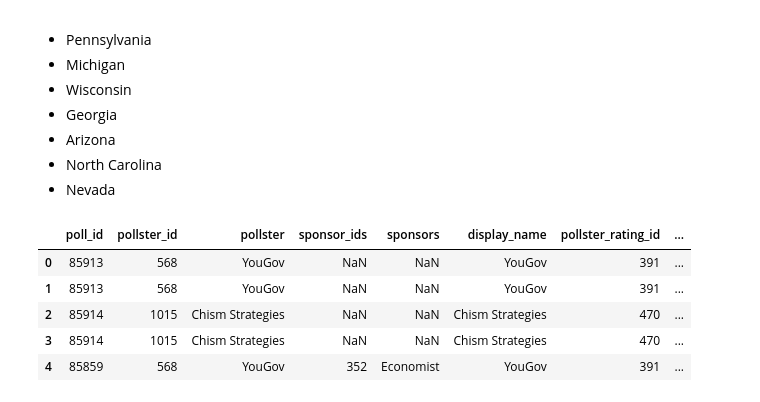
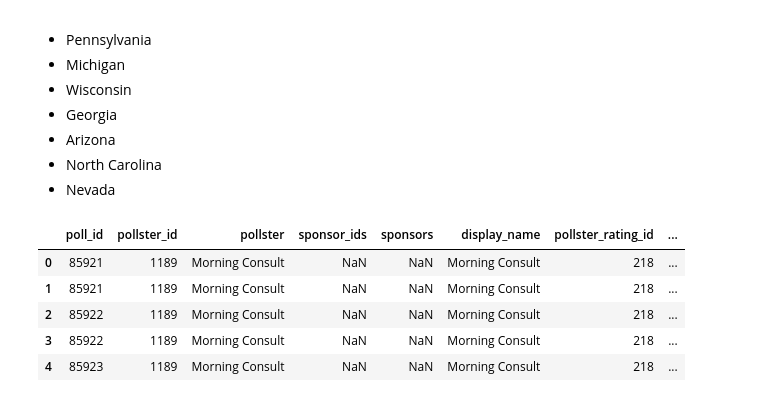
Before and after one commit to robertfeldstein/Election2024, a Jupyter notebook: battle_grounds.ipynb, the cells around one changed output. Saved outputs shown, nothing was run; the diff lists cells and outputs as text; code cells hidden in the pictures.

```diff
--- a/battle_grounds.ipynb
+++ b/battle_grounds.ipynb
@@ -16,16 +18,16 @@ import plotly.express as px
 # %%
 # Load the most recent 538 Data
 
-df = pd.read_csv("Datasets/president_polls.csv")
+df = pd.read_csv("https://projects.fivethirtyeight.com/polls/data/president_polls.csv")
 pd.set_option("display.max_columns", None)
 df.head()
 # %% [output]
 |  | poll_id | pollster_id | pollster | sponsor_ids | sponsors | display_name | pollster_rating_id | ... |
-| 0 | 85913 | 568 | YouGov | NaN | NaN | YouGov | 391 | ... |
-| 1 | 85913 | 568 | YouGov | NaN | NaN | YouGov | 391 | ... |
-| 2 | 85914 | 1015 | Chism Strategies | NaN | NaN | Chism Strategies | 470 | ... |
-| 3 | 85914 | 1015 | Chism Strategies | NaN | NaN | Chism Strategies | 470 | ... |
-| 4 | 85859 | 568 | YouGov | 352 | Economist | YouGov | 391 | ... |
+| 0 | 85921 | 1189 | Morning Consult | NaN | NaN | Morning Consult | 218 | ... |
+| 1 | 85921 | 1189 | Morning Consult | NaN | NaN | Morning Consult | 218 | ... |
+| 2 | 85922 | 1189 | Morning Consult | NaN | NaN | Morning Consult | 218 | ... |
+| 3 | 85922 | 1189 | Morning Consult | NaN | NaN | Morning Consult | 218 | ... |
+| 4 | 85923 | 1189 | Morning Consult | NaN | NaN | Morning Consult | 218 | ... |
 # %%
 #Define a function to grab the data by state
 
```
Also changed, not shown: parts of 10 cells of this notebook, 1 other file.
